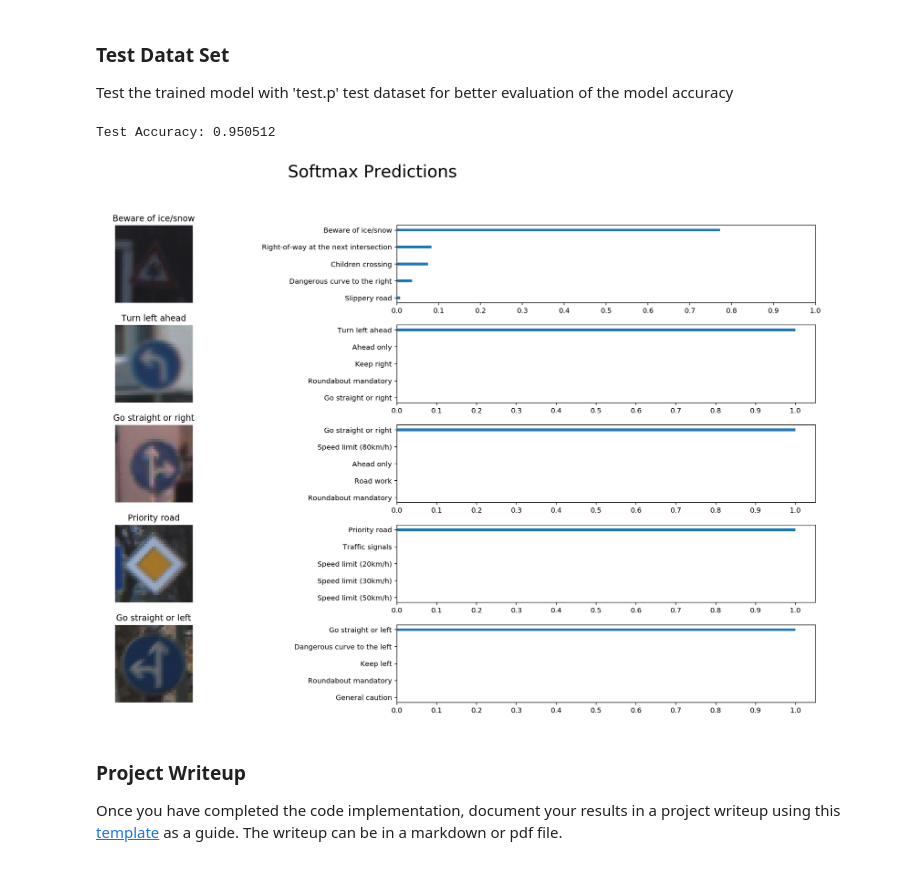
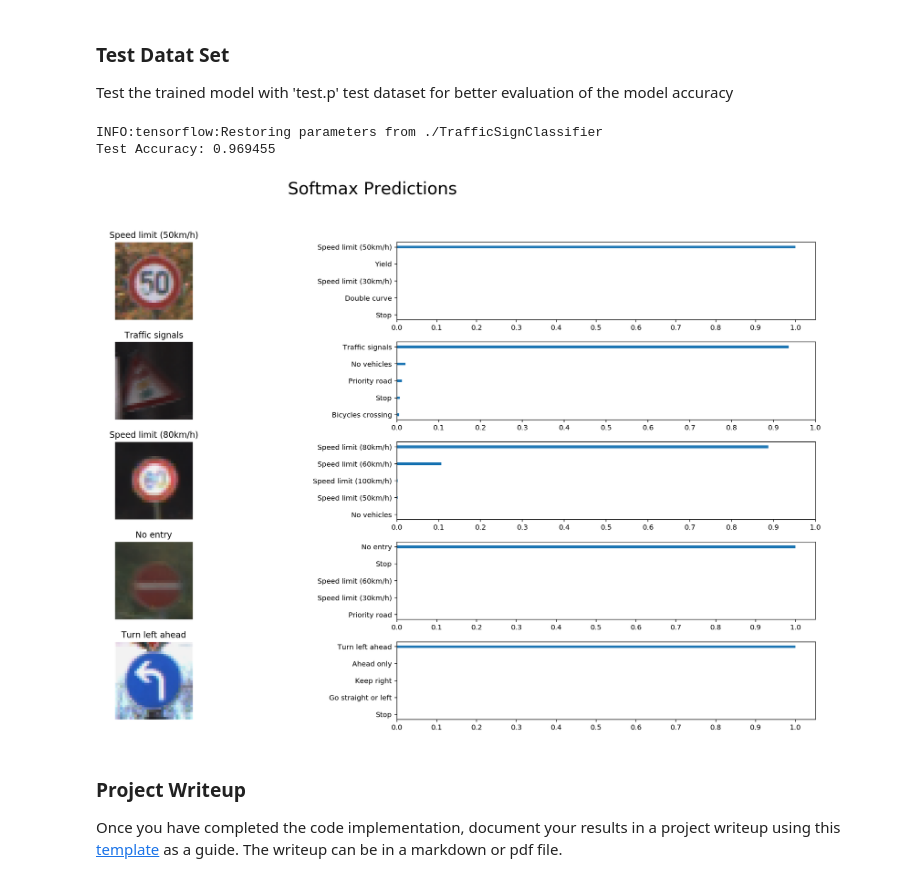
Before and after one commit to chanwooyang/Udacity-SDCND, a Jupyter notebook: T1-P2-TrafficSignClassifier/Traffic_Sign_Classifier.ipynb, the cells around one changed output. Cells and saved outputs as stored; diff of their text form; code cells hidden in the pictures.

```diff
--- a/T1-P2-TrafficSignClassifier/Traffic_Sign_Classifier.ipynb
+++ b/T1-P2-TrafficSignClassifier/Traffic_Sign_Classifier.ipynb
@@ -421,11 +438,10 @@ saver = tf.train.Saver()
 def evaluate(sess, train_X_data, train_y_data, valid_X_data, valid_y_data):
     num_examples = len(valid_X_data)
     total_accuracy = 0
-#     sess = tf.get_default_session()
     for offset in range(0, num_examples, BATCH_SIZE):
         valid_batch_x, valid_batch_y = valid_X_data[offset:offset+BATCH_SIZE], valid_y_data[offset:offset+BATCH_SIZE]
-        loss = sess.run(loss_operation, feed_dict={x: train_X_data, y:train_y_data, keep_prob:1.0})
-        accuracy = sess.run(accuracy_operation, feed_dict={x: valid_batch_x, y: valid_batch_y, keep_prob:1.0})
+        loss = sess.run(loss_operation, feed_dict={x: train_X_data, y:train_y_data, keep_prob:1.0, is_training:False})
+        accuracy = sess.run(accuracy_operation, feed_dict={x: valid_batch_x, y: valid_batch_y, keep_prob:1.0, is_training:False})
         total_accuracy += (accuracy * len(batch_x))
     return total_accuracy / num_examples, loss
 # %%
@@ -440,7 +456,7 @@ with tf.Session() as sess:
         for offset in range(0, num_examples, BATCH_SIZE):
             end = offset + BATCH_SIZE
             batch_x, batch_y = norm_X_train[offset:end], y_train[offset:end]
-            sess.run(training_operation, feed_dict={x: batch_x, y: batch_y, keep_prob:keep_probability})
+            sess.run(training_operation, feed_dict={x: batch_x, y: batch_y, keep_prob:keep_probability, is_training:True})
 
         validation_accuracy, loss = evaluate(sess, norm_X_train, y_train, norm_X_valid, y_valid)
         print("EPOCH {} ...".format(i+1) + "\t Validation Accuracy = {:.4f}".format(validation_accuracy)
@@ -580,12 +595,12 @@ with tf.Session(graph=loaded_graph) as sess:
     loaded_x = loaded_graph.get_tensor_by_name('x:0')
     loaded_y = loaded_graph.get_tensor_by_name('y:0')
     loaded_keep_prob = loaded_graph.get_tensor_by_name('keep_prob:0')
-    loaded_logits = loaded_graph.get_tensor_by_name('logits:0')
+    loaded_is_training = loaded_graph.get_tensor_by_name('is_training:0')
+    loaded_logits = loaded_graph.get_tensor_by_name('logit:0')
     loaded_accuracy = loaded_graph.get_tensor_by_name('accuracy:0')
 
 
-    test_logit = sess.run(loaded_logits, feed_dict={loaded_x: resized_images,loaded_keep_prob:1.0})
-#     print(test_logit)
+    test_logit = sess.run(loaded_logits, feed_dict={loaded_x: resized_images,loaded_keep_prob:1.0, loaded_is_training:False})
 
 label_list = load_label_names()
 predicted_id_list = []
@@ -711,11 +726,12 @@ with tf.Session(graph=loaded_graph) as sess:
     loaded_x = loaded_graph.get_tensor_by_name('x:0')
     loaded_y = loaded_graph.get_tensor_by_name('y:0')
     loaded_keep_prob = loaded_graph.get_tensor_by_name('keep_prob:0')
-    loaded_logits = loaded_graph.get_tensor_by_name('logits:0')
+    loaded_is_training = loaded_graph.get_tensor_by_name('is_training:0')
+    loaded_logits = loaded_graph.get_tensor_by_name('logit:0')
     loaded_accuracy = loaded_graph.get_tensor_by_name('accuracy:0')
 
-    test_predictions = sess.run(tf.nn.top_k(tf.nn.softmax(loaded_logits), 5),feed_dict={loaded_x: resized_images, loaded_y: [20, 38, 10, 38, 10, 25]
-, loaded_keep_prob:1.0})
+    test_predictions = sess.run(tf.nn.top_k(tf.nn.softmax(loaded_logits), 5),feed_dict={loaded_x: resized_images, loaded_y: [41, 41, 12, 9, 18, 10]
+, loaded_keep_prob:1.0, loaded_is_training:False})
     display_image_predictions(6, 5, resized_images, predicted_id_list, test_predictions)
 
 # loaded_y value was fed with the 'predicted_id_list' output from the predicted logit.
@@ -746,38 +763,40 @@ top_n_predictions = 5
 
 with tf.Session(graph=loaded_graph) as sess:
     num_examples = len(norm_X_test)
 
     # Load Model
     loader = tf.train.import_meta_graph(save_model_path+'.meta')
     loader.restore(sess, save_model_path)
 
     # Get Tensors from loaded model
     loaded_x = loaded_graph.get_tensor_by_name('x:0')
     loaded_y = loaded_graph.get_tensor_by_name('y:0')
     loaded_keep_prob = loaded_graph.get_tensor_by_name('keep_prob:0')
-    loaded_logits = loaded_graph.get_tensor_by_name('logits:0')
+    loaded_logits = loaded_graph.get_tensor_by_name('logit:0')
+    loaded_is_training = loaded_graph.get_tensor_by_name('is_training:0')
     loaded_accuracy = loaded_graph.get_tensor_by_name('accuracy:0')
 
     # Get accuracy in batches for memory limitations
     test_batch_acc_total = 0
     test_batch_count = 0
 
     for offset in range(0, num_examples, BATCH_SIZE):
         end = offset + BATCH_SIZE
         batch_x, batch_y = norm_X_test[offset:end], y_test[offset:end]
         test_batch_acc_total += sess.run(
-            loaded_accuracy, feed_dict={loaded_x: batch_x, loaded_y: batch_y, loaded_keep_prob:1.0})
+            loaded_accuracy, feed_dict={loaded_x: batch_x, loaded_y: batch_y, loaded_keep_prob:1.0, loaded_is_training:False})
         test_batch_count += 1
 
     print('Test Accuracy: {:.6f}\n'.format(test_batch_acc_total/test_batch_count))
 
     # Print Random Samples from Test Dataset
     random_test_features, random_test_labels = tuple(zip(*random.sample(list(zip(norm_X_test, y_test)), n_samples)))
-    random_test_predictions = sess.run(tf.nn.top_k(tf.nn.softmax(loaded_logits), top_n_predictions),feed_dict={loaded_x: random_test_features, loaded_y: random_test_labels, loaded_keep_prob:1.0})
+    random_test_predictions = sess.run(tf.nn.top_k(tf.nn.softmax(loaded_logits), top_n_predictions),feed_dict={loaded_x: random_test_features, loaded_y: random_test_labels, loaded_keep_prob:1.0, loaded_is_training:False})
     display_image_predictions(n_samples, top_n_predictions, random_test_features, random_test_labels, random_test_predictions)
 # %% [output]
-Test Accuracy: 0.950512
+INFO:tensorflow:Restoring parameters from ./TrafficSignClassifier
+Test Accuracy: 0.969455
-[figure, old version]
+[figure, new version]
 # %% [markdown]
 ### Project Writeup
 
```
Also changed, not shown: parts of 15 cells of this notebook, 4 other files.
